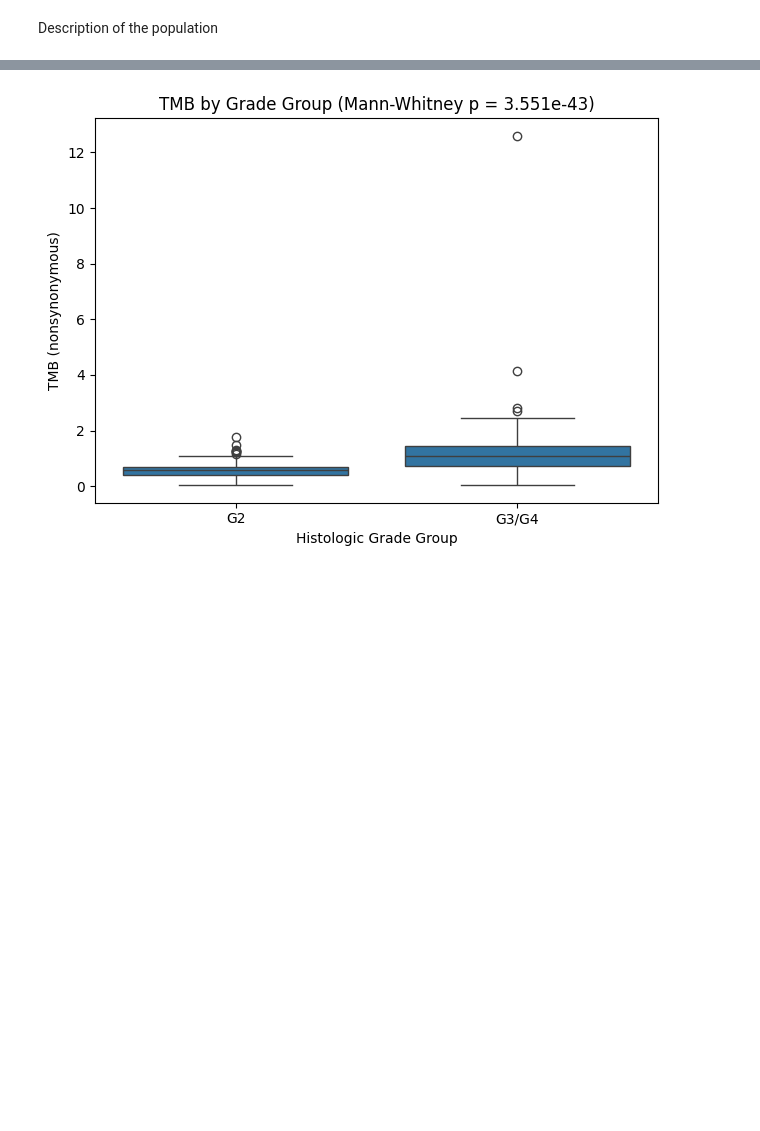
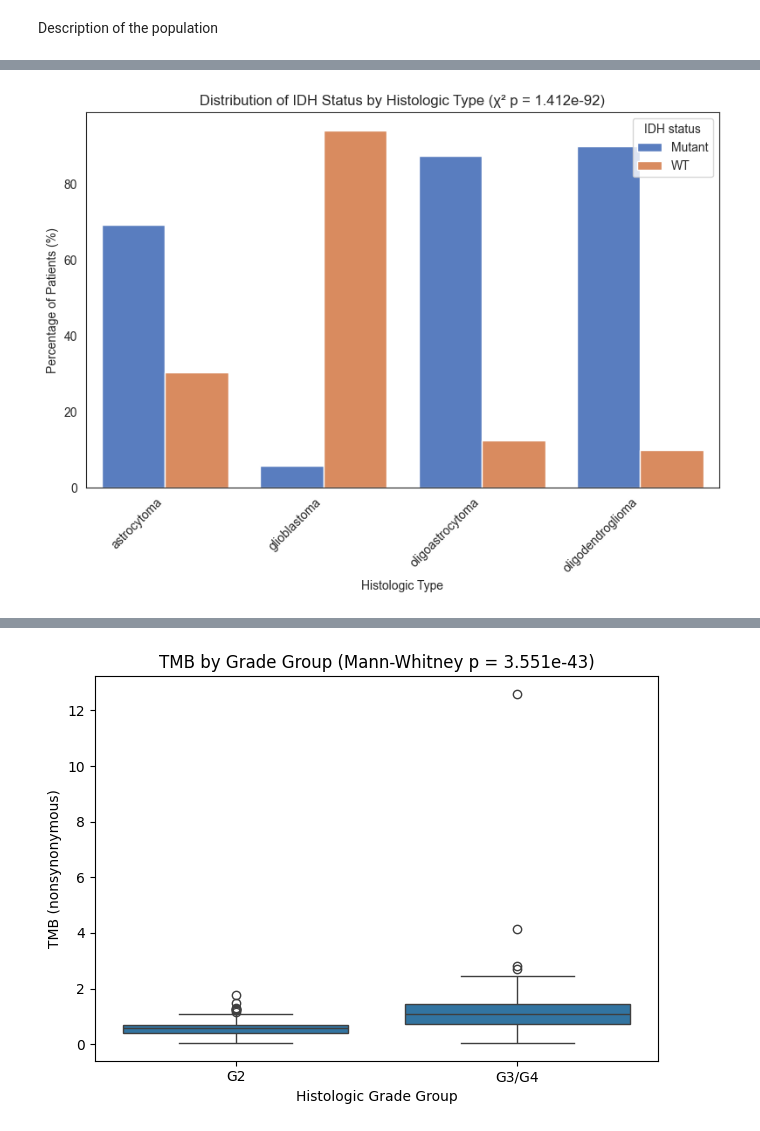
Before and after one commit to GalinaGl/CAS_ADS_2024, a Jupyter notebook: Final project/Data/Final_project_GGlousker.ipynb, the cells around one changed output, grey strips where cells are left out. Saved outputs shown, nothing was run; the diff lists cells and outputs as text; code cells hidden in the pictures; blank space fills up the shorter version.

```diff
--- a/Final project/Data/Final_project_GGlousker.ipynb
+++ b/Final project/Data/Final_project_GGlousker.ipynb
@@ -554,0 +591,47 @@ plt.show()
+# %%
+import pandas as pd
+import seaborn as sns
+import matplotlib.pyplot as plt
+from scipy.stats import chi2_contingency
+
+# 1. One row per patient
+df = (
+    clinical_mutations_pathways
+    [['Patient ID', 'IDH status', 'Neoplasm Histologic Type Name']]
+    .drop_duplicates('Patient ID')
+)
+
+# 2. Build contingency table and χ² test
+table = pd.crosstab(df['Neoplasm Histologic Type Name'], df['IDH status'])
+chi2, p, _, _ = chi2_contingency(table)
+
+# 3. Compute percentages
+counts = table.reset_index().melt(id_vars='Neoplasm Histologic Type Name',
+                                  var_name='IDH status', value_name='count')
+counts['percent'] = (
+    counts['count'] /
+    counts.groupby('Neoplasm Histologic Type Name')['count'].transform('sum')
+    * 100
+)
+
+# 4. Plot
+sns.set_style("white")
+palette = sns.color_palette("muted", 2)  # muted blue & orange
+
+plt.figure(figsize=(8, 6))
+ax = sns.barplot(
+    data=counts,
+    x='Neoplasm Histologic Type Name',
+    y='percent',
+    hue='IDH status',
+    palette=palette
+)
+ax.set_ylabel('Percentage of Patients (%)')
+ax.set_xlabel('Histologic Type')
+ax.set_title(f'Distribution of IDH Status by Histologic Type (χ² p = {p:.3e})')
+ax.legend(title='IDH status', loc='upper right')
+plt.xticks(rotation=45, ha='right')
+plt.tight_layout()
+plt.show()
+# %% [output]
+[figure, added]
```
Also changed, not shown: parts of 10 cells of this notebook, 4 other files.
